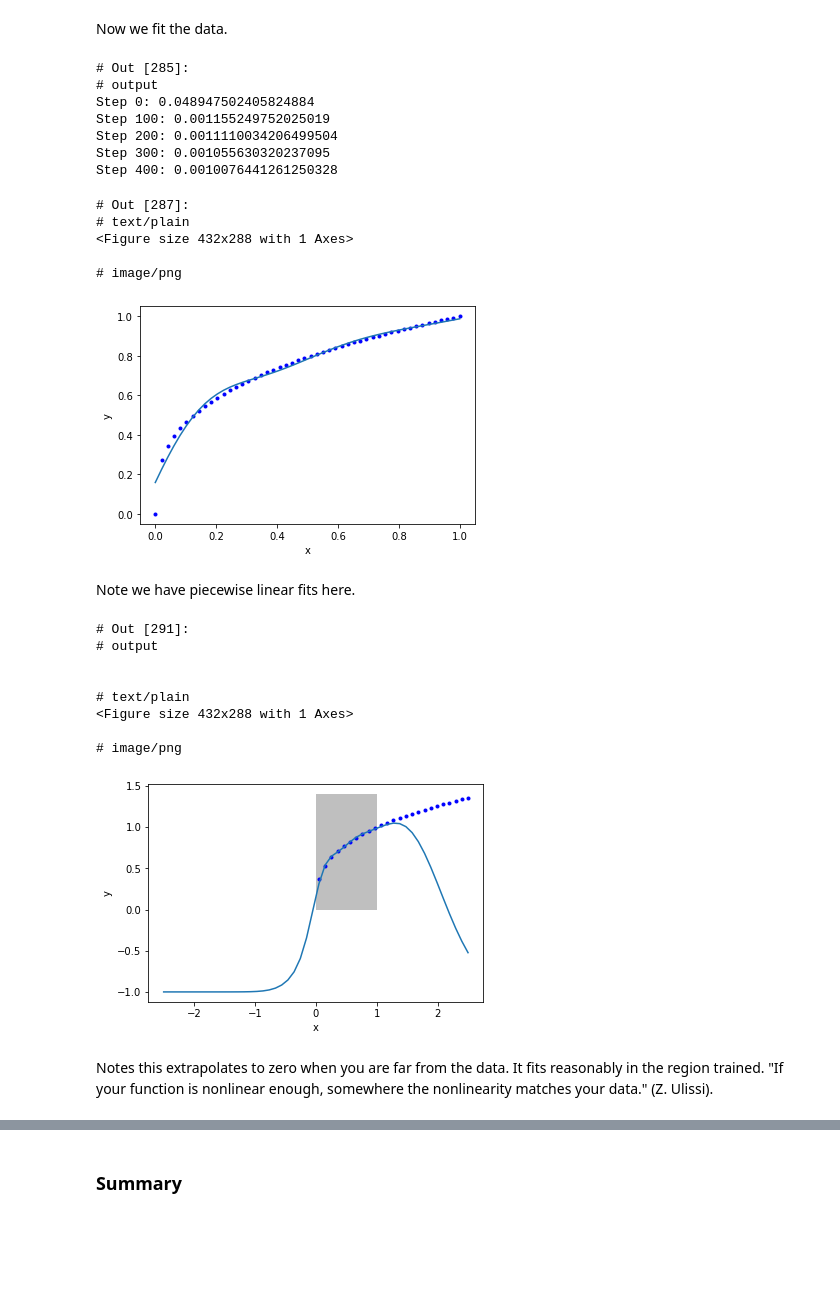
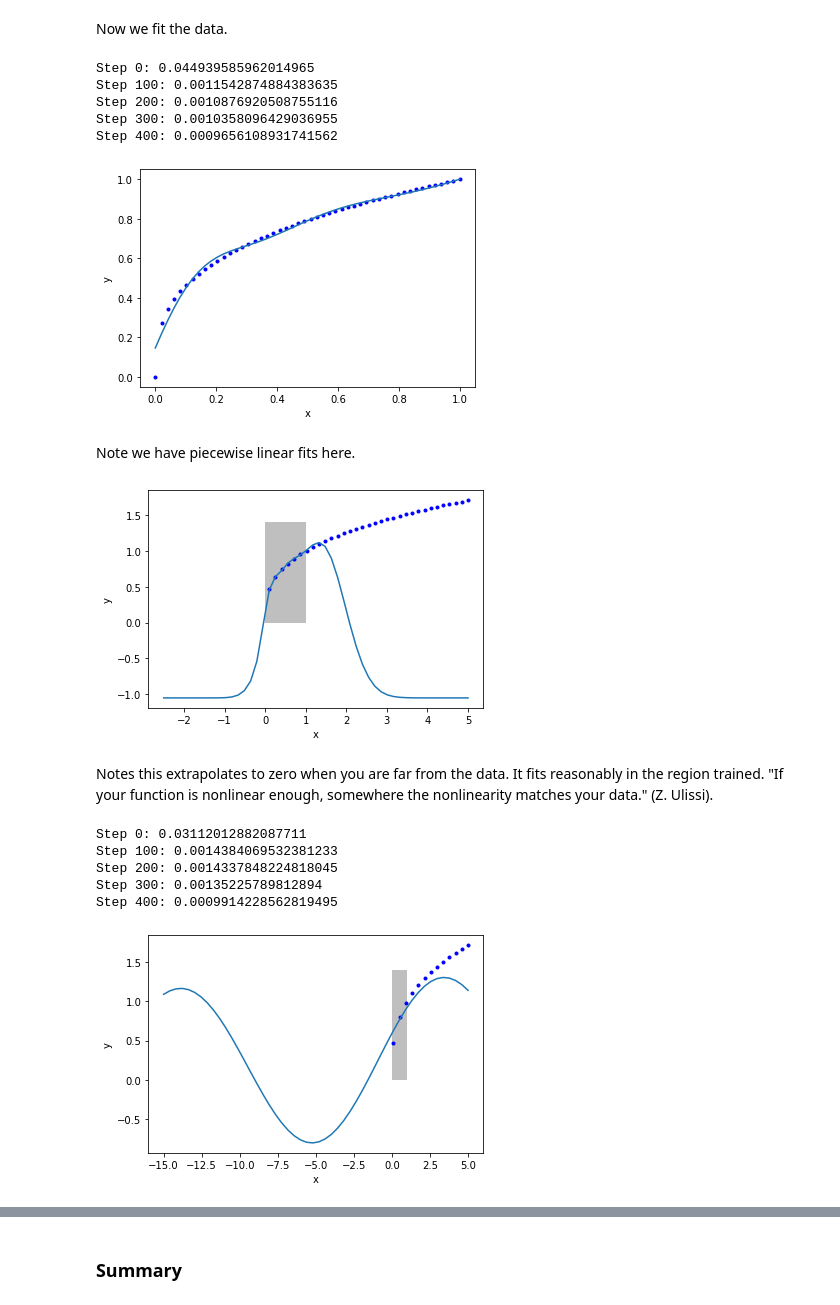
Before and after one commit to jkitchin/f19-06623, a Jupyter notebook: lectures/22-ml-2.ipynb, the cells around one changed output, grey strips where cells are left out. Saved outputs shown, nothing was run; the diff lists cells and outputs as text; code cells hidden in the pictures; blank space fills up the shorter version.

```diff
--- a/lectures/22-ml-2.ipynb
+++ b/lectures/22-ml-2.ipynb
@@ -6,3 +6,6 @@
 The activation function in a neural network provides the nonlinearity in the model. We previously learned that one interpretation of the activation function is that it is a basis function that you can expand the data in to find a functional representation that fits the data.
 
 Today we explore the impact of the activation function on the fitting, and extrapolation of neural networks. The following code is for setting up a neural network, and initializing the parameters with random numbers.
+# %%
+layer_sizes = [1, 3, 1]
+list(zip(layer_sizes[:-1], layer_sizes[1:]))
@@ -90,7 +87,7 @@ for i in range(MAX_EPOCHS):
                   step_size=0.01, num_iters=N)
     if i % 100 == 0:  # print every 100th step
         print(f'Step {i}: {objective1(params1)}')
-    if objective(params1, _) < 2e-5:
+    if objective1(params1, _) < 2e-5:
         print('Tolerance reached, stopping')
         break
 # %% [output]
@@ -166,7 +155,7 @@ for i in range(MAX_EPOCHS):
                   step_size=0.01, num_iters=N)
     if i % 100 == 0:  # print every 100th step
         print(f'Step {i}: {objective2(params2)}')
-    if objective(params2, _) < 2e-5:
+    if objective2(params2, _) < 2e-5:
         print('Tolerance reached, stopping')
         break
 # %% [output]
@@ -273,17 +241,15 @@ for i in range(MAX_EPOCHS):
                   step_size=0.01, num_iters=N)
     if i % 100 == 0:  # print every 100th step
         print(f'Step {i}: {objective3(params3)}')
-    if objective(params, _) < 2e-5:
+    if objective3(params3, _) < 2e-5:
         print('Tolerance reached, stopping')
         break
 # %% [output]
-# Out [285]:
-# output
-Step 0: 0.048947502405824884
-Step 100: 0.001155249752025019
-Step 200: 0.0011110034206499504
-Step 300: 0.001055630320237095
-Step 400: 0.0010076441261250328
+Step 0: 0.044939585962014965
+Step 100: 0.0011542874884383635
+Step 200: 0.0010876920508755116
+Step 300: 0.0010358096429036955
+Step 400: 0.0009656108931741562
 # %%
 X2 = np.linspace(0., 1)
 Y2 = X2**(1/3)
@@ -294,33 +260,60 @@ plt.plot(X2, Z2, label='NN')
 plt.xlabel('x')
 plt.ylabel('y');
 # %% [output]
-# Out [287]:
-# text/plain
-<Figure size 432x288 with 1 Axes>
-
-# image/png
 [figure]
 # %% [markdown]
 Note we have piecewise linear fits here.
 # %%
-X2 = np.linspace(-2.5, 2.5)
+X2 = np.linspace(-2.5, 5)
 Y2 = X2**(1/3)
 Z2 = nn(params3, X2.reshape([-1, 1]), activation=rbf)
 
 plt.plot(X2, Y2, 'b.', label='analytical')
 plt.plot(X2, Z2, label='NN')
 plt.fill_between(X2 < 1, 0, 1.4, facecolor='gray', alpha=0.5)
 plt.xlabel('x')
 plt.ylabel('y');
 # %% [output]
-# Out [291]:
-# output
-
-
-# text/plain
-<Figure size 432x288 with 1 Axes>
-
-# image/png
-[figure, old version]
+[figure, new version]
 # %% [markdown]
 Notes this extrapolates to zero when you are far from the data. It fits reasonably in the region trained. "If your function is nonlinear enough, somewhere the nonlinearity matches your data." (Z. Ulissi).
+# %%
+def objective33(pars, step=None):
+    pred = nn(pars, np.array([X]).T, activation=np.sin)
+    err = np.array([Y]).T - pred
+    return np.mean(err**2)
+
+from autograd.misc.optimizers import adam
+from autograd import grad
+
+params33 = init_random_params(0.1, layer_sizes=[1, 3, 1])
+
+N = 50
+MAX_EPOCHS = 500
+
+for i in range(MAX_EPOCHS):
+    params33 = adam(grad(objective33), params33,
+                  step_size=0.01, num_iters=N)
+    if i % 100 == 0:  # print every 100th step
+        print(f'Step {i}: {objective33(params33)}')
+    if objective33(params33, _) < 2e-5:
+        print('Tolerance reached, stopping')
+        break
+# %% [output]
+Step 0: 0.03112012882087711
+Step 100: 0.0014384069532381233
+Step 200: 0.0014337848224818045
+Step 300: 0.00135225789812894
+Step 400: 0.0009914228562819495
+# %%
+X2 = np.linspace(-15, 5)
+Y2 = X2**(1/3)
+Z2 = nn(params3, X2.reshape([-1, 1]), activation=np.sin)
+
+plt.plot(X2, Y2, 'b.', label='analytical')
+plt.plot(X2, Z2, label='NN')
+plt.fill_between(X2 < 1, 0, 1.4, facecolor='gray', alpha=0.5)
+plt.xlabel('x')
+plt.ylabel('y');
+# %% [output]
+[figure, added]
```
Also changed, not shown: parts of 25 cells of this notebook.
